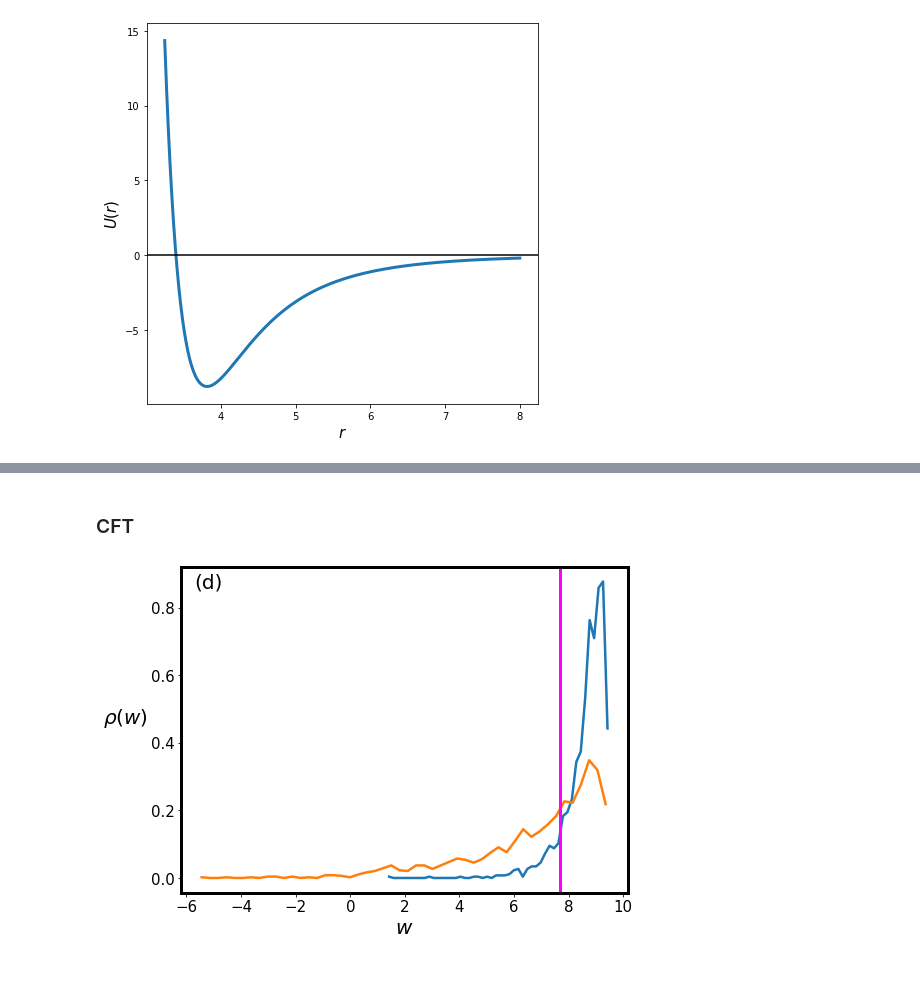
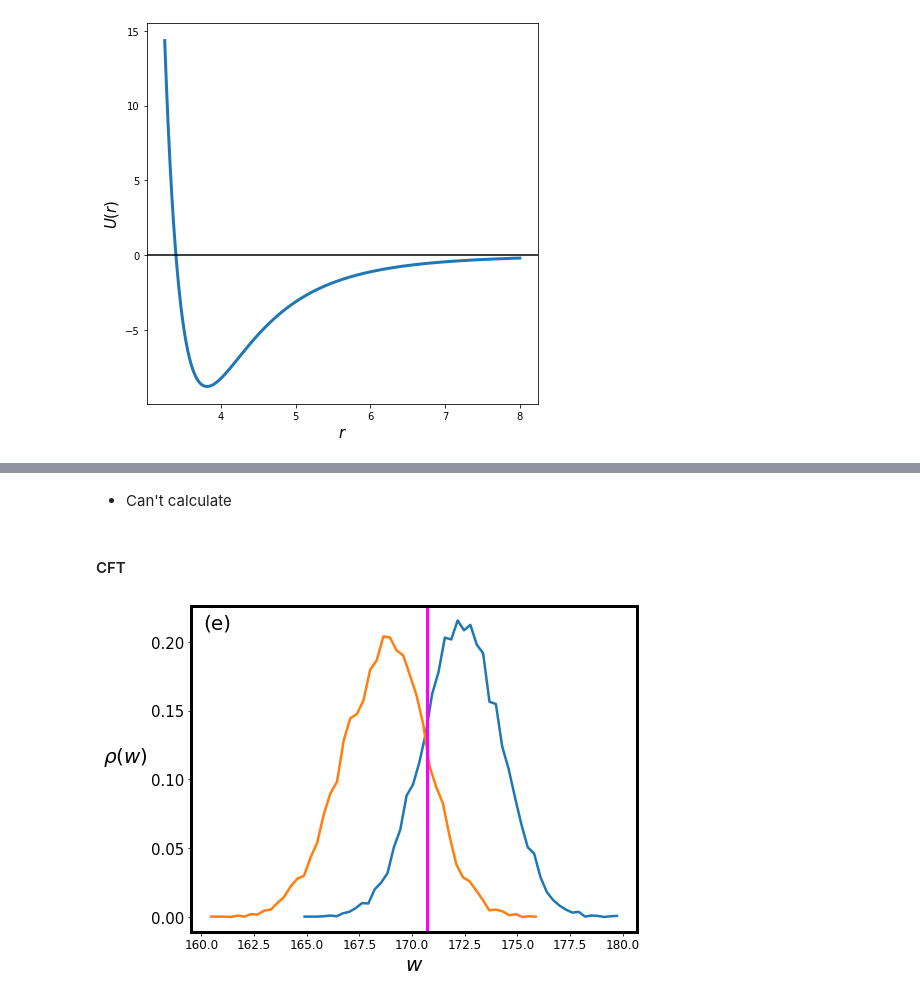
Before and after one commit to shaunak-badani/RENS, a Jupyter notebook: 1D_notebooks/All_figures_of_paper.ipynb, the cells around one changed output, grey strips where cells are left out. Cells and saved outputs as stored; diff of their text form; code cells hidden in the pictures; blank space fills up the shorter version.

```diff
--- a/1D_notebooks/All_figures_of_paper.ipynb
+++ b/1D_notebooks/All_figures_of_paper.ipynb
@@ -580,6 +723,0 @@ plt.savefig(os.path.join(images_path, 'w_mean_lj.png'), bbox_inches = 'tight')
-# %%
-exchanges_leps = []
-file_loc = '/scratch/shaunak/leps_2_mod'
-
-for i in range(10):
-    exchanges_leps.append(pd.read_csv(os.path.join(file_loc, 'rens_{}/exchanges.txt'.format(i))))
@@ -621,9 +725,0 @@ pos = pos[ind]
-# %%
-from LEPS import LEPS_II_Mod as L_II_Mod
-V_LEPS_Mod = L_II_Mod().V
-rAB_II, x = np.meshgrid(np.arange(0.2, 3.5, 0.05), np.arange(-2, 3, 0.05))
-l = rAB_II.flatten().shape[0]
-LEPS_II = np.zeros(l)
-for i in np.arange(l):
-    LEPS_II[i] = V_LEPS_Mod(rAB_II.flatten()[i], x.flatten()[i])
-LEPS_II = LEPS_II.reshape(rAB_II.shape)
@@ -682,2 +726,4 @@ plt.savefig(os.path.join(images_path, 'LEPS_RENS_result.png'))
+# %% [markdown]
+* Can't calculate
 # %% [markdown]
-### CFT
+#### CFT
@@ -693,26 +730,30 @@ free = f_1 - f_0
+# %%
+exchanges_LJ = pd.read_csv(os.path.join(file_loc, 'LJ_rens_2/exchanges.txt'))
+
+p_f_lj, be_f_lj = np.histogram(exchanges_LJ['W_A'], bins = 50, density = True)
+coords_f_lj = (be_f_lj[1:] + be_f_lj[:-1])/2
+
+p_r_lj, be_r_lj = np.histogram(exchanges_LJ['W_B'], bins = 50, density = True)
+coords_r_lj = (be_r_lj[1:] + be_r_lj[:-1])/2
+
+free_lj = 170.7
 # %%
-W_A = exchanges_leps['W_A']
-W_B = exchanges_leps['W_B']
+fig, ax = plt.subplots(figsize = (8, 6))
 
-fig, ax = plt.subplots(figsize = (8, 6))
-p, be = np.histogram(W_A, bins = 50, density = True)
-coords = (be[1:] + be[:-1])/2
-plt.plot(coords, p, lw = 2.5, label = r'$\rho_A (w)$')
+plt.plot(coords_f_lj, p_f_lj, lw = 2.5, label = r'$\rho_A (w)$')
 
-p, be = np.histogram(W_B, bins = 50, density = True)
-coords = (be[1:] + be[:-1]) / 2
-plt.plot(-coords, p, lw = 2.5, label = r'$\rho_B (-w)$')
+plt.plot(-coords_r_lj, p_r_lj, lw = 2.5, label = r'$\rho_B (-w)$')
 
-plt.axvline(x = free, color = 'magenta', lw = 3, label = r'$\Delta f$')
+plt.axvline(x = free_lj, color = 'magenta', lw = 3, label = r'$\Delta f$')
 # plt.legend(loc = 'best', fontsize = 20)
 
 plt.xlabel(r'$w$', fontsize = 20)
 y = plt.ylabel(r'$\rho (w)$', fontsize = 20, labelpad = 25)
 y.set_rotation(0)
 plt.yticks(fontsize = 15)
-plt.xticks(fontsize = 15)
-plt.title('(d)', y = 0.98, x = 0.06, fontsize = 20)
+plt.xticks(fontsize = 12)
+plt.title('(e)', y = 0.91, x = 0.06, fontsize = 20)
 _ = [i.set_linewidth(3) for i in ax.spines.values()]
-plt.savefig(os.path.join(images_path, 'work_leps.png'), bbox_inches = 'tight')
+plt.savefig(os.path.join(images_path, 'work_lj.png'), bbox_inches = 'tight')
 # %% [output]
-[figure, old version]
+[figure, new version]
```
Also changed, not shown: parts of 41 cells of this notebook.
